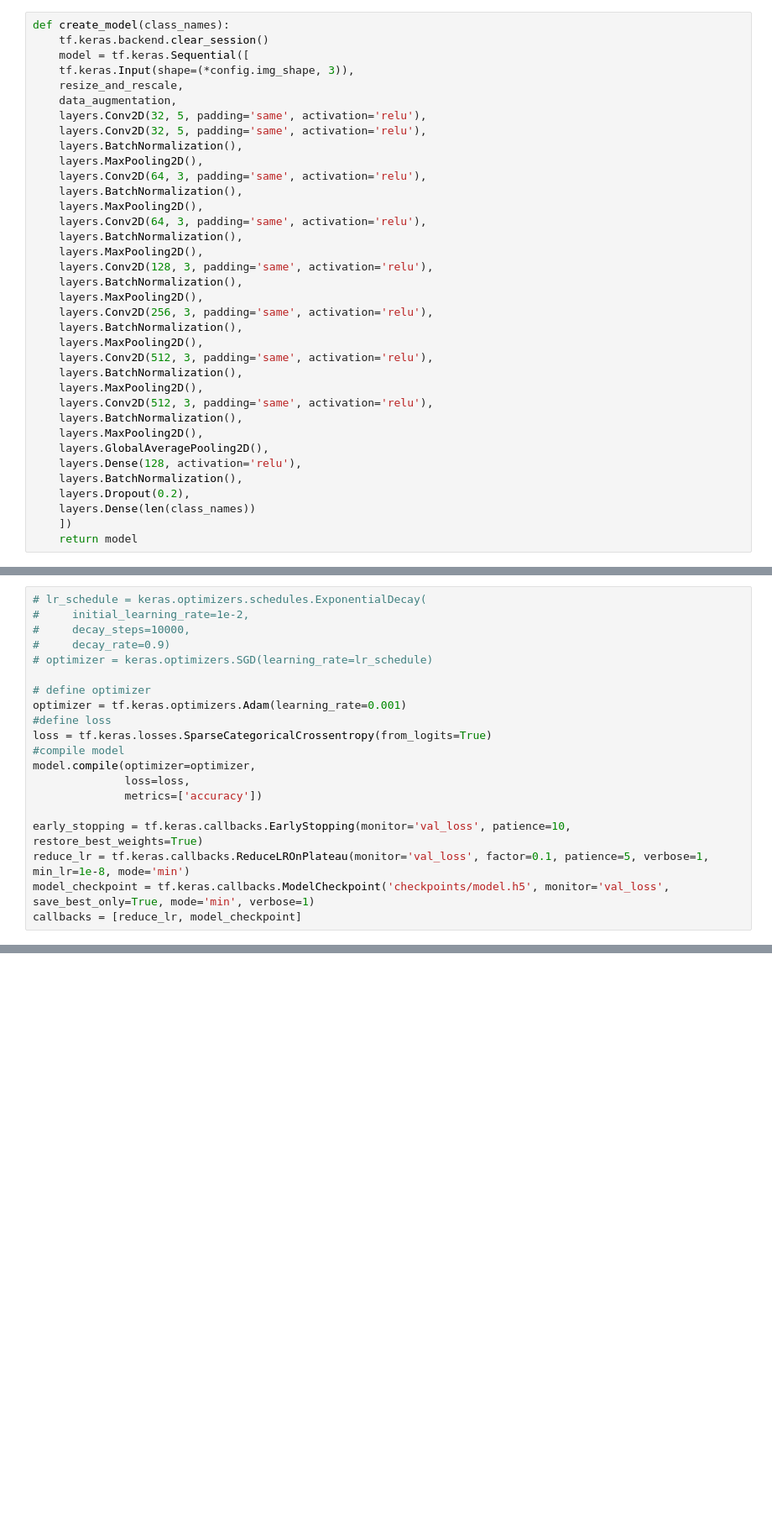
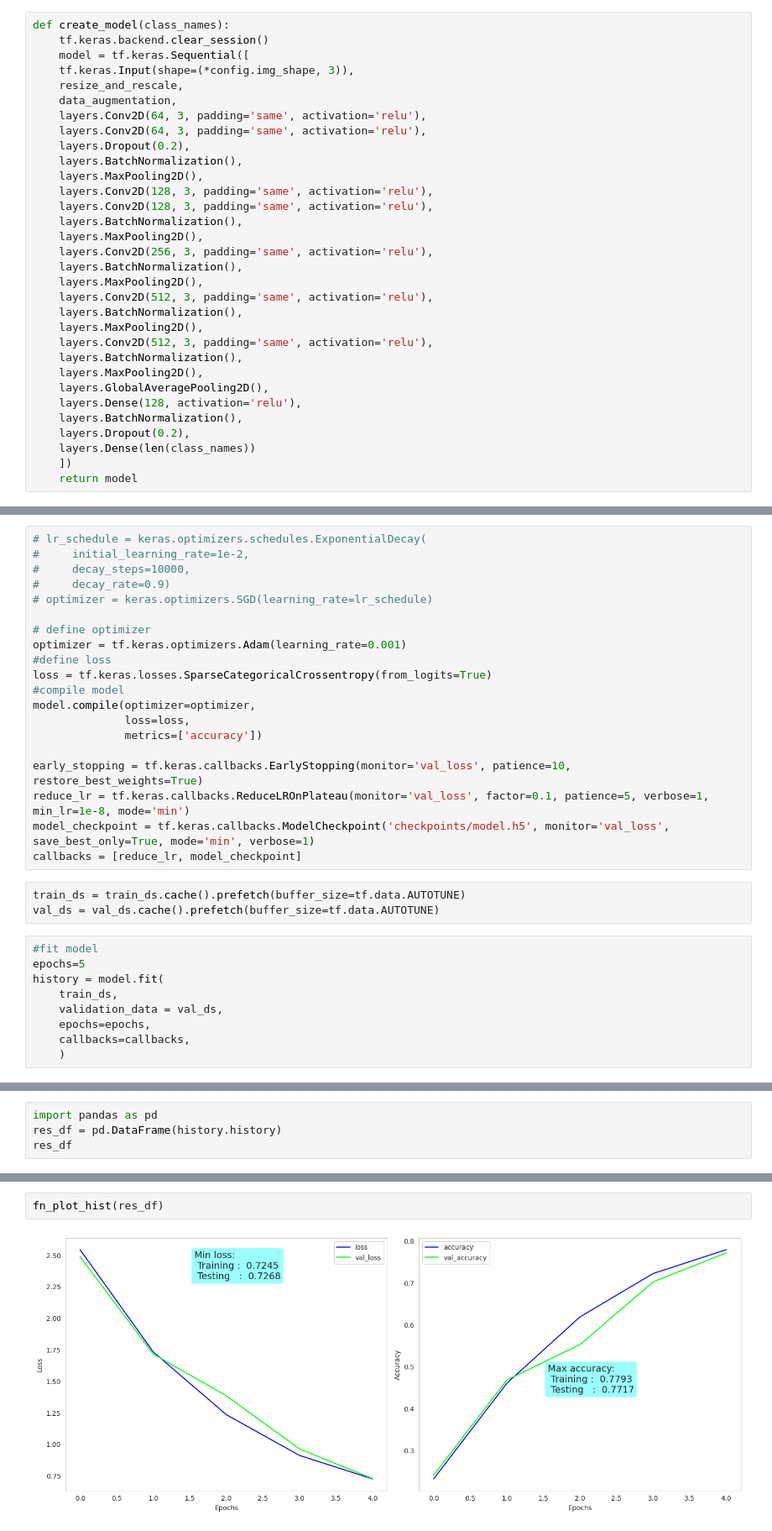
Before and after one commit to Vedmani/dnn_exam, a Jupyter notebook: image_classification.ipynb, the cells around one changed output, grey strips where cells are left out. Shown at 84% size. Cells and saved outputs as stored; diff of their text form; blank space fills up the shorter version.

```diff
--- a/image_classification.ipynb
+++ b/image_classification.ipynb
@@ -121,16 +155,12 @@ def create_model(class_names):
     tf.keras.Input(shape=(*config.img_shape, 3)),
     resize_and_rescale,
     data_augmentation,
-    layers.Conv2D(32, 5, padding='same', activation='relu'),
-    layers.Conv2D(32, 5, padding='same', activation='relu'),
+    layers.Conv2D(64, 3, padding='same', activation='relu'),
+    layers.Conv2D(64, 3, padding='same', activation='relu'),
+    layers.Dropout(0.2),
     layers.BatchNormalization(),
     layers.MaxPooling2D(),
-    layers.Conv2D(64, 3, padding='same', activation='relu'),
-    layers.BatchNormalization(),
-    layers.MaxPooling2D(),
-    layers.Conv2D(64, 3, padding='same', activation='relu'),
-    layers.BatchNormalization(),
-    layers.MaxPooling2D(),
+    layers.Conv2D(128, 3, padding='same', activation='relu'),
     layers.Conv2D(128, 3, padding='same', activation='relu'),
     layers.BatchNormalization(),
     layers.MaxPooling2D(),
@@ -191,3 +221,15 @@ early_stopping = tf.keras.callbacks.EarlyStopping(monitor='val_loss', patience=1
 reduce_lr = tf.keras.callbacks.ReduceLROnPlateau(monitor='val_loss', factor=0.1, patience=5, verbose=1, min_lr=1e-8, mode='min')
 model_checkpoint = tf.keras.callbacks.ModelCheckpoint('checkpoints/model.h5', monitor='val_loss', save_best_only=True, mode='min', verbose=1)
 callbacks = [reduce_lr, model_checkpoint]
+# %%
+train_ds = train_ds.cache().prefetch(buffer_size=tf.data.AUTOTUNE)
+val_ds = val_ds.cache().prefetch(buffer_size=tf.data.AUTOTUNE)
+# %%
+#fit model
+epochs=5
+history = model.fit(
+    train_ds,
+    validation_data = val_ds,
+    epochs=epochs,
+    callbacks=callbacks,
+    )
@@ -193,0 +252,4 @@ callbacks = [reduce_lr, model_checkpoint]
+# %%
+import pandas as pd
+res_df = pd.DataFrame(history.history)
+res_df
@@ -193,0 +345,4 @@ callbacks = [reduce_lr, model_checkpoint]
+# %%
+fn_plot_hist(res_df)
+# %% [output]
+[figure, added]
```
Also changed, not shown: parts of 13 cells of this notebook.
